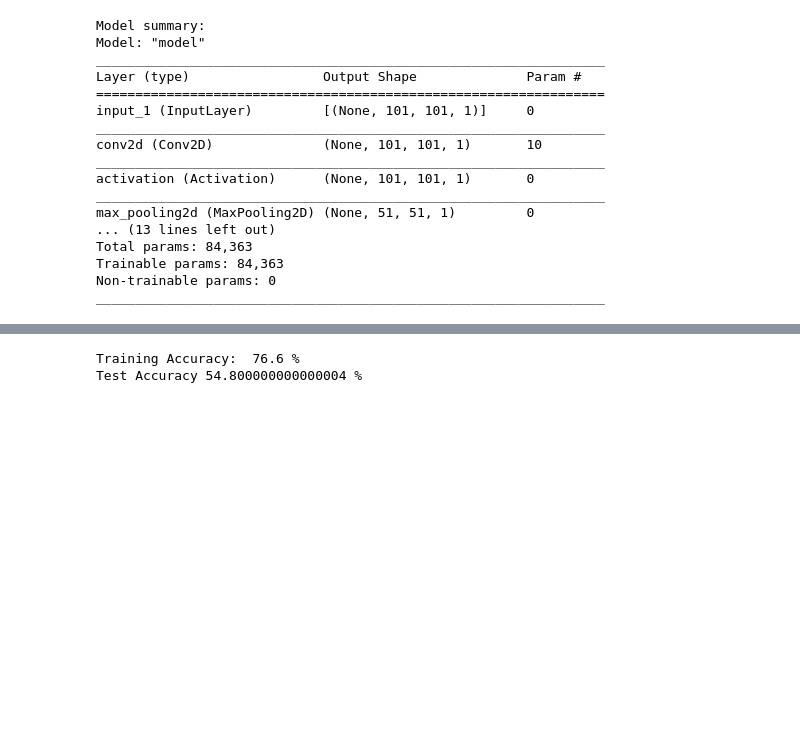
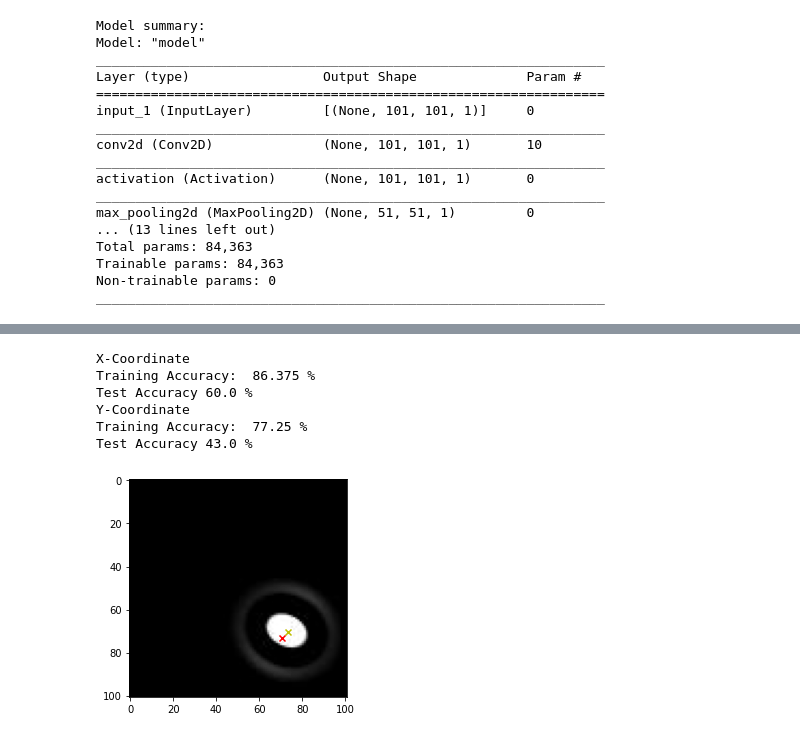
Before and after one commit to courtneyzhan/particle-tracking, a Jupyter notebook: deeptrack_particle_tracking_cnn_test_train_split_multiple_output.ipynb, the cells around one changed output, grey strips where cells are left out. Cells and saved outputs as stored; diff of their text form; code cells hidden in the pictures; blank space fills up the shorter version.

Commit message:
Working for x and y coordinates

```diff
--- a/deeptrack_particle_tracking_cnn_test_train_split_multiple_output.ipynb
+++ b/deeptrack_particle_tracking_cnn_test_train_split_multiple_output.ipynb
@@ -283,7 +322,7 @@ train_labels = tf.convert_to_tensor(Y_train)
 print("Fitting the model")
 history = x_model.fit(
     x=train_images,
-    y=train_labels,
+    y=train_x_labels,
     epochs=500,
     validation_split=0.4
 )
@@ -310,41 +377,52 @@ Model finished fitting
 # %%
-x_predicted = np.array(x_model.predict_on_batch(all_images))
-# print(x_predicted)
-# print(x_dataset)
+def accuracy_prediction(model, train_images, test_images, train_labels, test_labels, train_acc=True):
+    if train_acc:
+        predicted = np.array(model.predict_on_batch(train_images))
+        train_labels = tf.convert_to_tensor(train_labels)
 
-count = 0
-for i in range(0, 1000):
-    difference = round(round(x_predicted[i][0], 1) - float(x_dataset[i]), 2)
-    if abs(difference) <= 1.0:
-        count += 1
-#     else:
-#         print(difference, "(", round(x_predicted[i][0], 1), ",", float(x_dataset[i]), ")")
+        count = 0
+        for i in range(0, len(train_labels)):
+            difference = round(round(predicted[i][0], 1) - float(train_labels[i]), 2)
+            if abs(difference) <= 1.0:
+                count += 1
 
+        print("Training Accuracy: ", count / len(train_labels) * 100, "%")
 
-print("Training Accuracy: ", count / len(x_dataset) * 100, "%")
+    # 357 correct within 0.5
+    # 613 correct within 1.0
 
-# 357 correct within 0.5
-# 613 correct within 1.0
+    # ========
+    test_images = tf.convert_to_tensor(X_test)
+    test_labels = tf.convert_to_tensor(test_labels)
 
-# ========
-test_images = tf.convert_to_tensor(X_test)
-test_labels = tf.convert_to_tensor(Y_test)
+    predicted = np.array(model.predict_on_batch(test_images))
 
-x_predicted = np.array(x_model.predict_on_batch(test_images))
-# print(x_predicted)
-# print(x_dataset)
+    count = 0
+    for i in range(0, len(test_labels)):
+        difference = round(round(predicted[i][0], 1) - float(test_labels[i]), 2)
+        if abs(difference) <= 1.0:
+            count += 1
 
-count = 0
-for i in range(0, len(test_labels)):
-    difference = round(round(x_predicted[i][0], 1) - float(test_labels[i]), 2)
-    if abs(difference) <= 1.0:
-        count += 1
-#     else:
-#         print(difference, "(", round(x_predicted[i][0], 1), ",", float(x_dataset[i]), ")")
+    print("Test Accuracy", count / len(test_labels) * 100, "%")
 
+print("X-Coordinate")
+accuracy_prediction(x_model, X_train, X_test, train_x_labels, test_x_labels)
+print("Y-Coordinate")
+accuracy_prediction(y_model, X_train, X_test, train_y_labels, test_y_labels)
 
-print("Test Accuracy", count / len(test_labels) * 100, "%")
+index = 1
+plt.imshow(np.squeeze(X_train[index]), cmap='gray')
+plt.scatter(train_y_labels[index], train_x_labels[index], c="y", marker="x") # 1-indexed, compensate with -1
+x_predicted = np.array(x_model.predict_on_batch(train_images))
+y_predicted = np.array(y_model.predict_on_batch(train_images))
+plt.scatter(x_predicted[index], y_predicted[index], c="r", marker="x") # 1-indexed, compensate with -1
+plt.show()
 # %% [output]
-Training Accuracy:  76.6 %
-Test Accuracy 54.800000000000004 %
+X-Coordinate
+Training Accuracy:  86.375 %
+Test Accuracy 60.0 %
+Y-Coordinate
+Training Accuracy:  77.25 %
+Test Accuracy 43.0 %
+[figure, added]
 # %%
```
Also changed, not shown: parts of 10 cells of this notebook.
